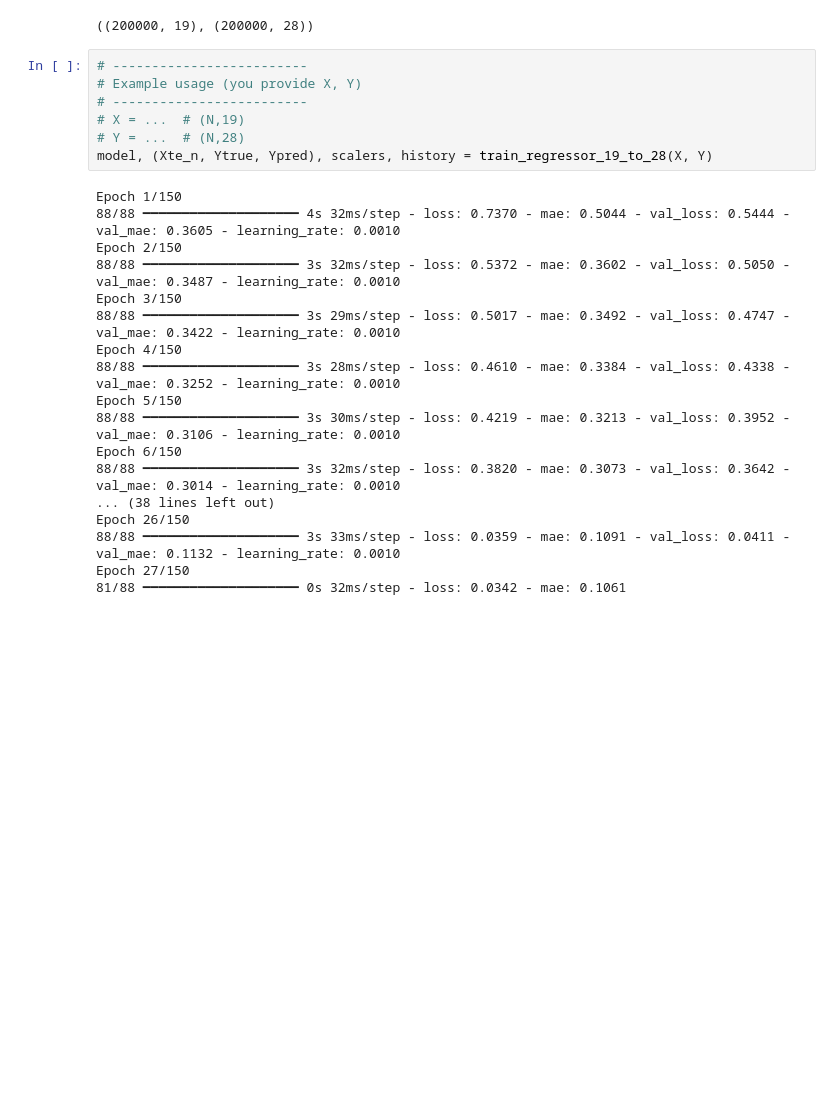
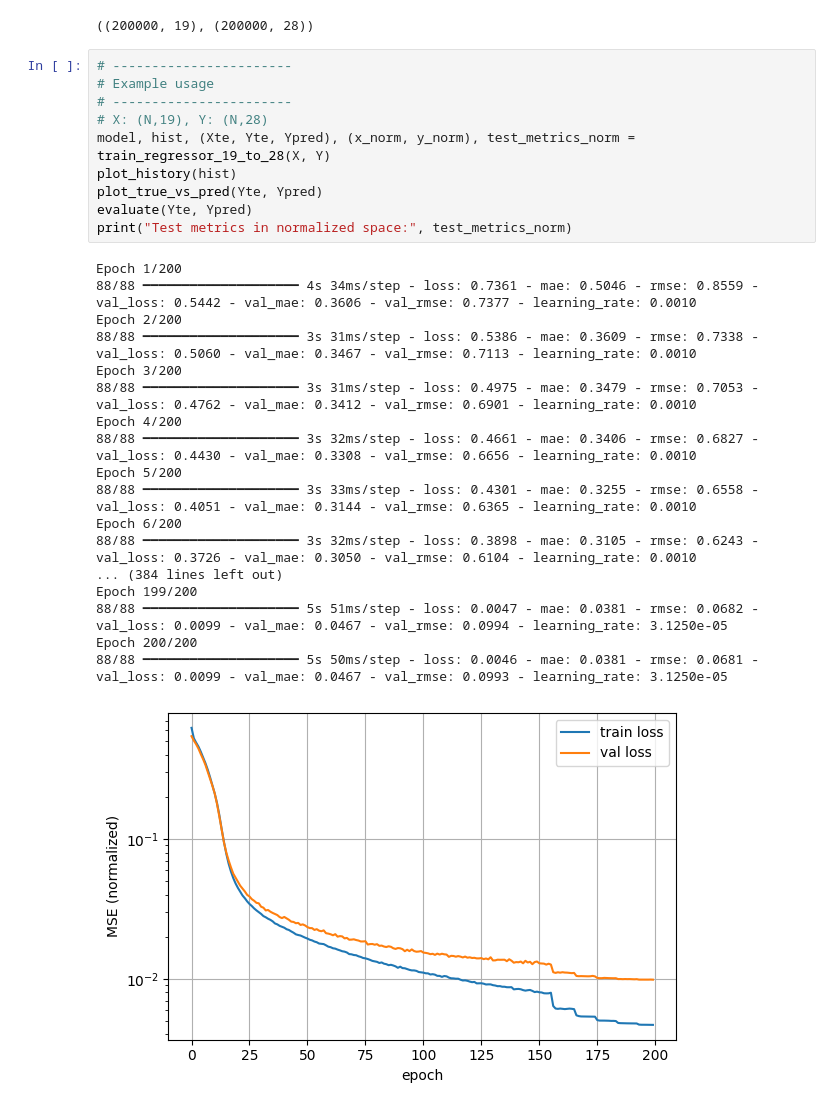
Before and after one commit to TomasSilva/LearningG2, a Jupyter notebook: ML_G2/learning_g2metric.ipynb, the cells around one changed output. Saved outputs shown, nothing was run; the diff lists cells and outputs as text; blank space fills up the shorter version.

Commit message:
ML g2 metric

```diff
--- a/ML_G2/learning_g2metric.ipynb
+++ b/ML_G2/learning_g2metric.ipynb
@@ -235,27 +252,31 @@ X.shape, Y.shape
 # %% [output]
 ((200000, 19), (200000, 28))
 # %%
-# -------------------------
-# Example usage (you provide X, Y)
-# -------------------------
-# X = ...  # (N,19)
-# Y = ...  # (N,28)
-model, (Xte_n, Ytrue, Ypred), scalers, history = train_regressor_19_to_28(X, Y)
+# -----------------------
+# Example usage
+# -----------------------
+# X: (N,19), Y: (N,28)
+model, hist, (Xte, Yte, Ypred), (x_norm, y_norm), test_metrics_norm = train_regressor_19_to_28(X, Y)
+plot_history(hist)
+plot_true_vs_pred(Yte, Ypred)
+evaluate(Yte, Ypred)
+print("Test metrics in normalized space:", test_metrics_norm)
 # %% [output]
-Epoch 1/150
-88/88 ━━━━━━━━━━━━━━━━━━━━ 4s 32ms/step - loss: 0.7370 - mae: 0.5044 - val_loss: 0.5444 - val_mae: 0.3605 - learning_rate: 0.0010
-Epoch 2/150
-88/88 ━━━━━━━━━━━━━━━━━━━━ 3s 32ms/step - loss: 0.5372 - mae: 0.3602 - val_loss: 0.5050 - val_mae: 0.3487 - learning_rate: 0.0010
-Epoch 3/150
-88/88 ━━━━━━━━━━━━━━━━━━━━ 3s 29ms/step - loss: 0.5017 - mae: 0.3492 - val_loss: 0.4747 - val_mae: 0.3422 - learning_rate: 0.0010
-Epoch 4/150
-88/88 ━━━━━━━━━━━━━━━━━━━━ 3s 28ms/step - loss: 0.4610 - mae: 0.3384 - val_loss: 0.4338 - val_mae: 0.3252 - learning_rate: 0.0010
-Epoch 5/150
-88/88 ━━━━━━━━━━━━━━━━━━━━ 3s 30ms/step - loss: 0.4219 - mae: 0.3213 - val_loss: 0.3952 - val_mae: 0.3106 - learning_rate: 0.0010
-Epoch 6/150
-88/88 ━━━━━━━━━━━━━━━━━━━━ 3s 32ms/step - loss: 0.3820 - mae: 0.3073 - val_loss: 0.3642 - val_mae: 0.3014 - learning_rate: 0.0010
-... (38 lines left out)
-Epoch 26/150
-88/88 ━━━━━━━━━━━━━━━━━━━━ 3s 33ms/step - loss: 0.0359 - mae: 0.1091 - val_loss: 0.0411 - val_mae: 0.1132 - learning_rate: 0.0010
-Epoch 27/150
-81/88 ━━━━━━━━━━━━━━━━━━━━ 0s 32ms/step - loss: 0.0342 - mae: 0.1061
+Epoch 1/200
+88/88 ━━━━━━━━━━━━━━━━━━━━ 4s 34ms/step - loss: 0.7361 - mae: 0.5046 - rmse: 0.8559 - val_loss: 0.5442 - val_mae: 0.3606 - val_rmse: 0.7377 - learning_rate: 0.0010
+Epoch 2/200
+88/88 ━━━━━━━━━━━━━━━━━━━━ 3s 31ms/step - loss: 0.5386 - mae: 0.3609 - rmse: 0.7338 - val_loss: 0.5060 - val_mae: 0.3467 - val_rmse: 0.7113 - learning_rate: 0.0010
+Epoch 3/200
+88/88 ━━━━━━━━━━━━━━━━━━━━ 3s 31ms/step - loss: 0.4975 - mae: 0.3479 - rmse: 0.7053 - val_loss: 0.4762 - val_mae: 0.3412 - val_rmse: 0.6901 - learning_rate: 0.0010
+Epoch 4/200
+88/88 ━━━━━━━━━━━━━━━━━━━━ 3s 32ms/step - loss: 0.4661 - mae: 0.3406 - rmse: 0.6827 - val_loss: 0.4430 - val_mae: 0.3308 - val_rmse: 0.6656 - learning_rate: 0.0010
+Epoch 5/200
+88/88 ━━━━━━━━━━━━━━━━━━━━ 3s 33ms/step - loss: 0.4301 - mae: 0.3255 - rmse: 0.6558 - val_loss: 0.4051 - val_mae: 0.3144 - val_rmse: 0.6365 - learning_rate: 0.0010
+Epoch 6/200
+88/88 ━━━━━━━━━━━━━━━━━━━━ 3s 32ms/step - loss: 0.3898 - mae: 0.3105 - rmse: 0.6243 - val_loss: 0.3726 - val_mae: 0.3050 - val_rmse: 0.6104 - learning_rate: 0.0010
+... (384 lines left out)
+Epoch 199/200
+88/88 ━━━━━━━━━━━━━━━━━━━━ 5s 51ms/step - loss: 0.0047 - mae: 0.0381 - rmse: 0.0682 - val_loss: 0.0099 - val_mae: 0.0467 - val_rmse: 0.0994 - learning_rate: 3.1250e-05
+Epoch 200/200
+88/88 ━━━━━━━━━━━━━━━━━━━━ 5s 50ms/step - loss: 0.0046 - mae: 0.0381 - rmse: 0.0681 - val_loss: 0.0099 - val_mae: 0.0467 - val_rmse: 0.0993 - learning_rate: 3.1250e-05
+[figure, added]
```
Also changed, not shown: parts of 2 cells of this notebook, 1 other file.
